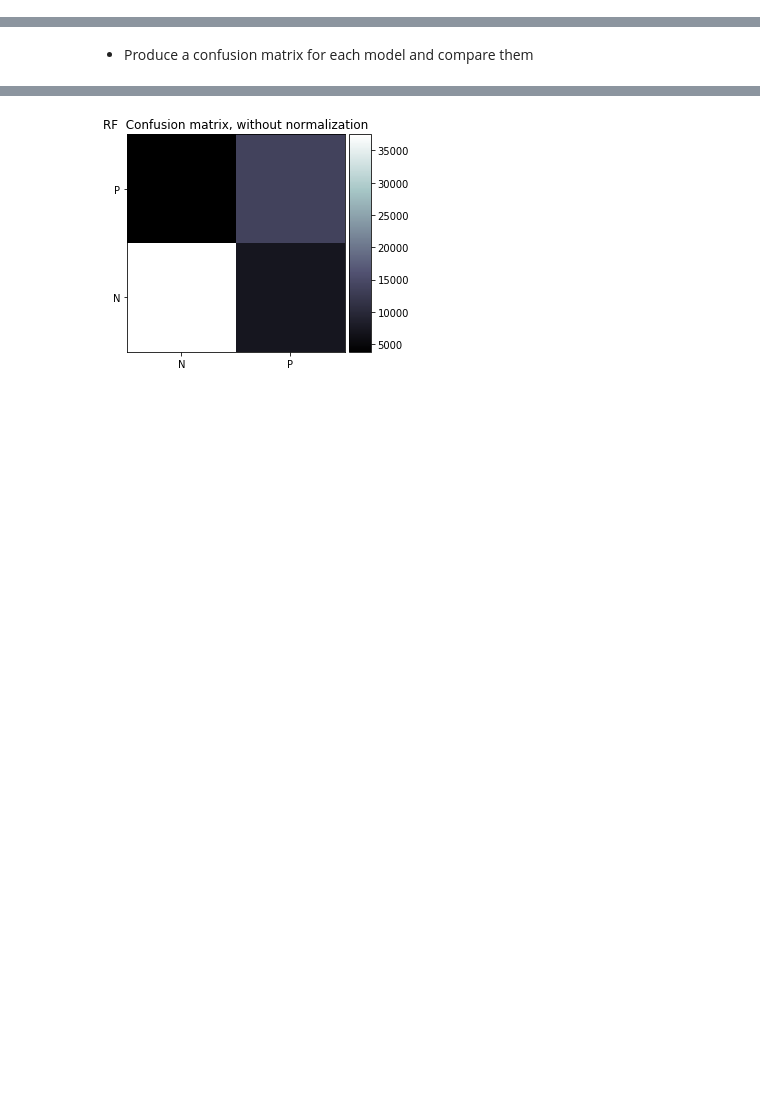
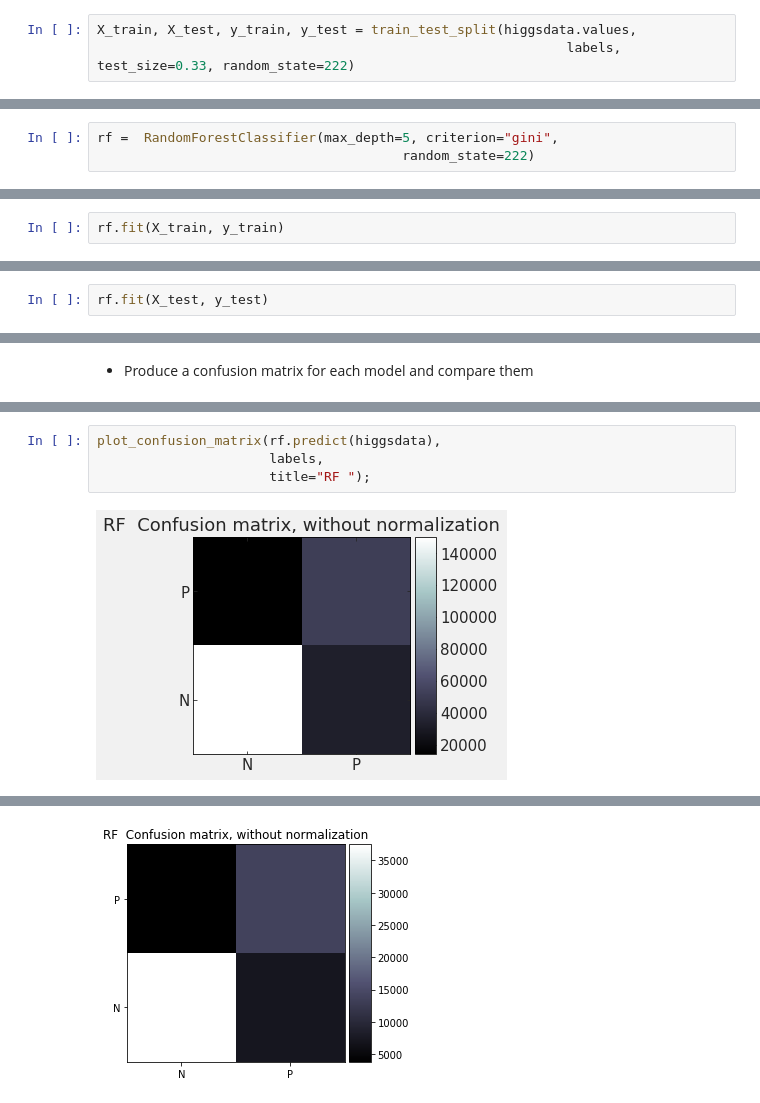
Before and after one commit to narayan-paudel/DSPS_EPAUDEL, a Jupyter notebook: HW9_ePaudel/higgsbosonSearch.ipynb, the cells around one changed output, grey strips where cells are left out. Cells and saved outputs as stored; diff of their text form; blank space fills up the shorter version.

```diff
--- a/HW9_ePaudel/higgsbosonSearch.ipynb
+++ b/HW9_ePaudel/higgsbosonSearch.ipynb
@@ -86,0 +203,3 @@ Parameters currently in use:
+# %%
+X_train, X_test, y_train, y_test = train_test_split(higgsdata.values,
+                                                            labels, test_size=0.33, random_state=222)
@@ -87 +214,4 @@ Parameters currently in use:
+# %%
+rf =  RandomForestClassifier(max_depth=5, criterion="gini",
+                                       random_state=222)
 # %%
@@ -88,0 +220,2 @@ gbt = GradientBoostingClassifier(...)
+# %%
+rf.fit(X_train, y_train)
@@ -88,0 +230,2 @@ gbt = GradientBoostingClassifier(...)
+# %%
+rf.fit(X_test, y_test)
@@ -130,3 +322,9 @@ def plot_confusion_matrix(y_true, y_pred,
     pl.title(title)
     cax = ax_divider.append_axes("right", size="10%", pad="2%")
     cb = colorbar(im, cax=cax)
+# %%
+plot_confusion_matrix(rf.predict(higgsdata),
+                      labels,
+                      title="RF ");
+# %% [output]
+[figure, added]
```
Also changed, not shown: parts of 36 cells of this notebook.
